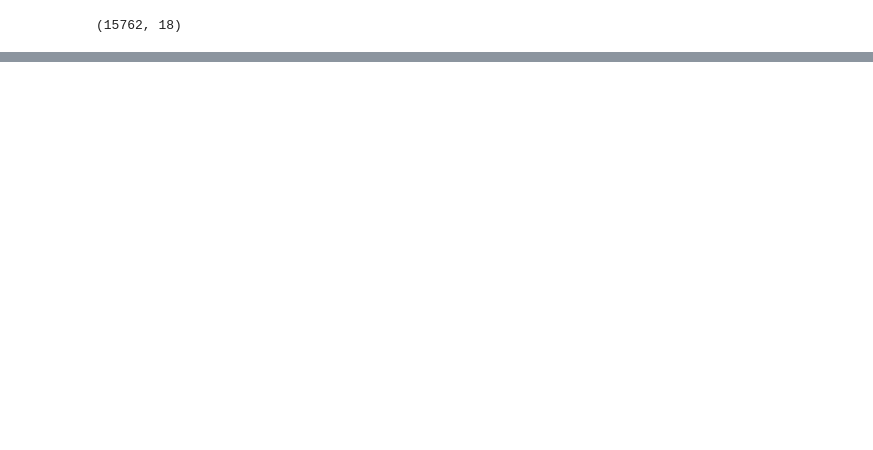
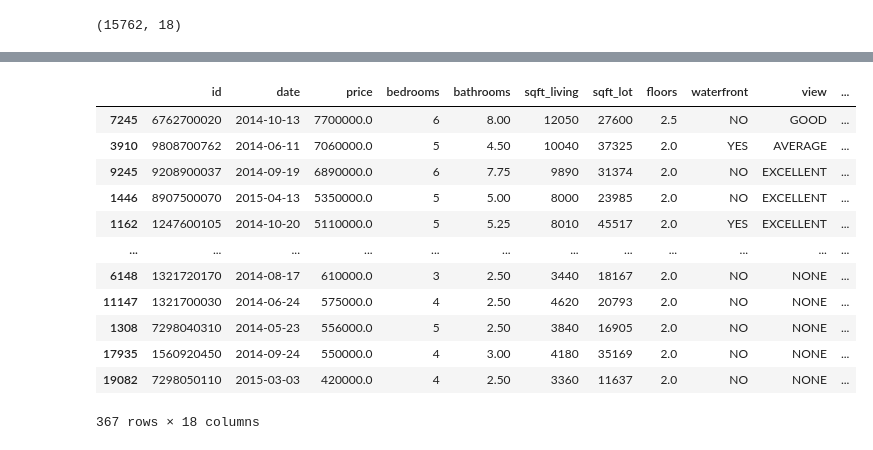
Before and after one commit to vivyhasadream/DS_P2_King-County-House-Sales-Predict, a Jupyter notebook: Karan_Data _Cleaning 1.ipynb, the cells around one changed output, grey strips where cells are left out. Drawn from its saved outputs; the diff is of its cells as text; code cells hidden in the pictures; blank space fills up the shorter version.

```diff
--- a/Karan_Data _Cleaning 1.ipynb
+++ b/Karan_Data _Cleaning 1.ipynb
@@ -272,3 +293,9 @@ new_df.shape
+# %%
+new_df['grade'] = new_df['grade'].replace(['6 Low Average','7 Average'],['Low Average','Average'])
+# %%
+new_df['grade'] = new_df['grade'].replace(['9 Better','8 Good','10 Very Good'],['Better','Good','Very Good'])
+# %%
+new_df['grade'] = new_df['grade'].replace(['12 Luxury','11 Excellent','13 Mansion'],['Luxury','Excellent','Mansion'])
 # %%
 new_df['grade'].unique()
 # %% [output]
@@ -295,0 +310,2 @@ new_df
+# %%
+high = new_df.loc[(new_df.grade == 'Luxury') | (new_df.grade == 'Excellent') | (new_df.grade == 'Mansion')]
@@ -295,0 +353,16 @@ new_df
+# %%
+high
+# %% [output]
+|  | id | date | price | bedrooms | bathrooms | sqft_living | sqft_lot | floors | waterfront | view | ... |
+| 7245 | 6762700020 | 2014-10-13 | 7700000.0 | 6 | 8.00 | 12050 | 27600 | 2.5 | NO | GOOD | ... |
+| 3910 | 9808700762 | 2014-06-11 | 7060000.0 | 5 | 4.50 | 10040 | 37325 | 2.0 | YES | AVERAGE | ... |
+| 9245 | 9208900037 | 2014-09-19 | 6890000.0 | 6 | 7.75 | 9890 | 31374 | 2.0 | NO | EXCELLENT | ... |
+| 1446 | 8907500070 | 2015-04-13 | 5350000.0 | 5 | 5.00 | 8000 | 23985 | 2.0 | NO | EXCELLENT | ... |
+| 1162 | 1247600105 | 2014-10-20 | 5110000.0 | 5 | 5.25 | 8010 | 45517 | 2.0 | YES | EXCELLENT | ... |
+| ... | ... | ... | ... | ... | ... | ... | ... | ... | ... | ... | ... |
+| 6148 | 1321720170 | 2014-08-17 | 610000.0 | 3 | 2.50 | 3440 | 18167 | 2.0 | NO | NONE | ... |
+| 11147 | 1321700030 | 2014-06-24 | 575000.0 | 4 | 2.50 | 4620 | 20793 | 2.0 | NO | NONE | ... |
+| 1308 | 7298040310 | 2014-05-23 | 556000.0 | 5 | 2.50 | 3840 | 16905 | 2.0 | NO | NONE | ... |
+| 17935 | 1560920450 | 2014-09-24 | 550000.0 | 4 | 3.00 | 4180 | 35169 | 2.0 | NO | NONE | ... |
+| 19082 | 7298050110 | 2015-03-03 | 420000.0 | 4 | 2.50 | 3360 | 11637 | 2.0 | NO | NONE | ... |
+367 rows × 18 columns
```
Also changed, not shown: parts of 21 cells of this notebook, 4 other files.
